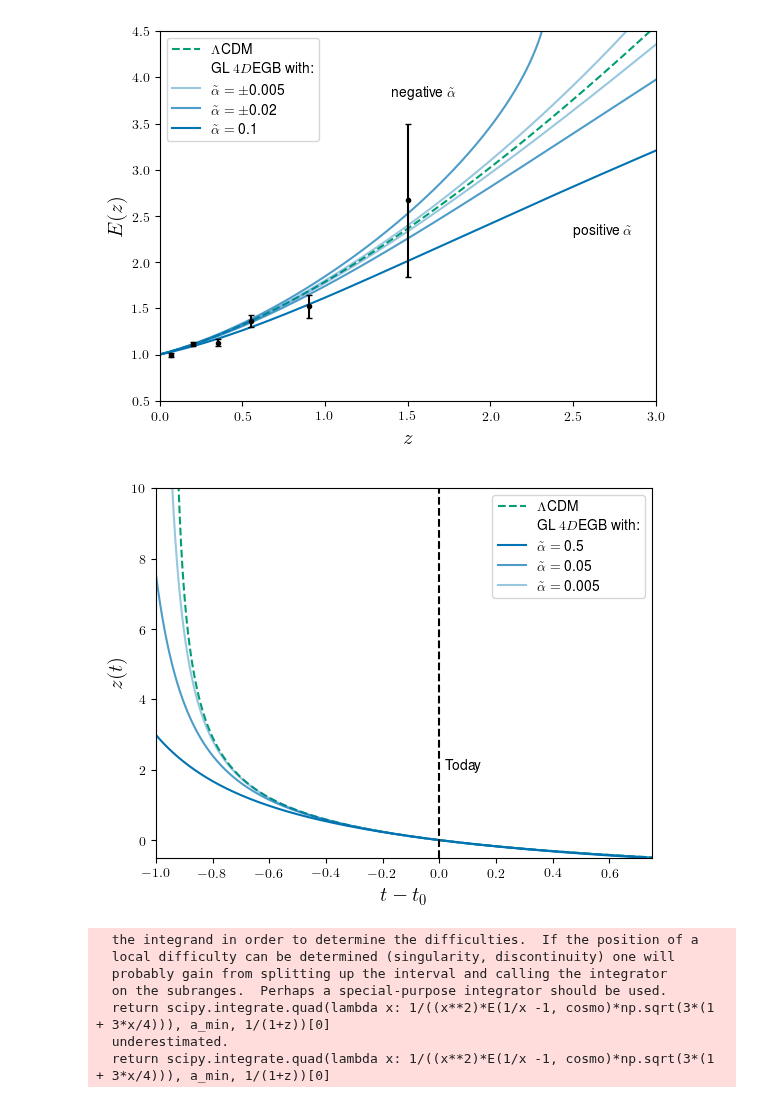
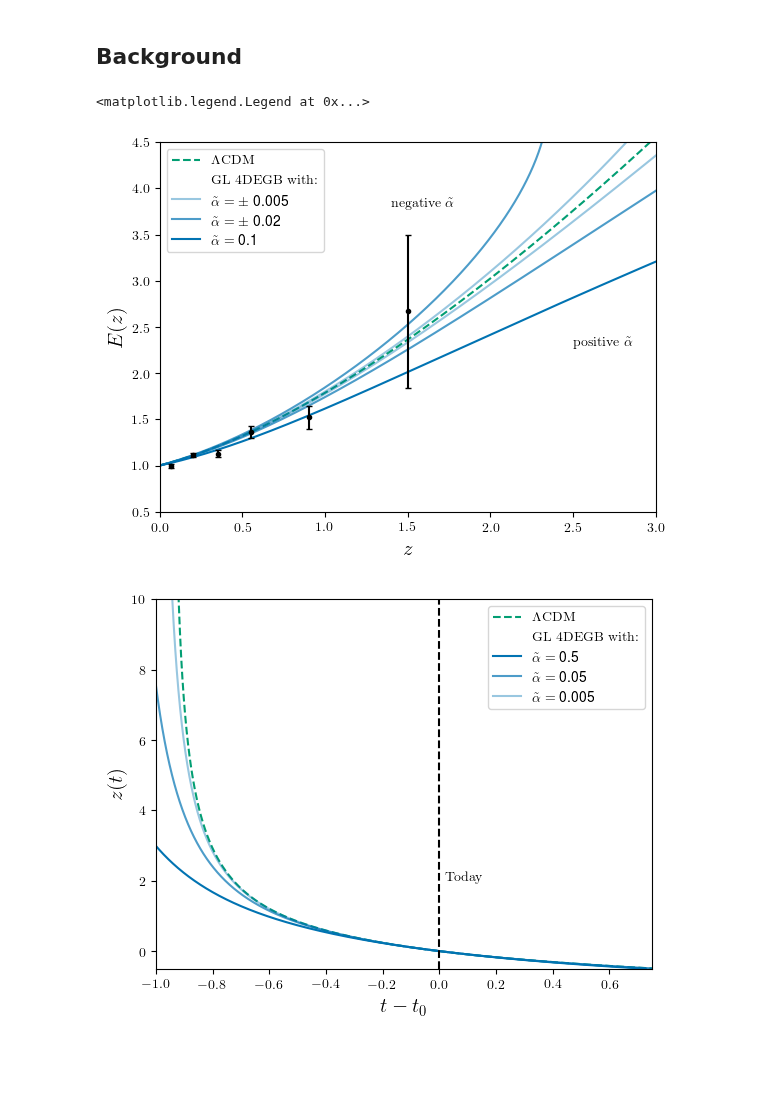
Before and after one commit to CarolaZano/4DEGB-tests, a Jupyter notebook: Background/4DEGB_background_paperplots.ipynb, the cells around one changed output. Cells and saved outputs as stored; diff of their text form; code cells hidden in the pictures; blank space fills up the shorter version.

```diff
--- a/Background/4DEGB_background_paperplots.ipynb
+++ b/Background/4DEGB_background_paperplots.ipynb
@@ -109,3 +210,5 @@ def r_hor_fracH0c(z,cosmo, a_min):
+# %% [markdown]
+## Background
 # %%
 # SNe processed data for E(z) (with no correlation)
 
@@ -134,14 +238,14 @@ plt.rcParams.update({
 col = sns.color_palette("colorblind")
 # best combinations are 0,2,4,9 and 1,3,5,8. Grey is 7
 
-plt.plot(z,E(z , cosmoLCDM), color = col[2],linestyle= "--", label = r"$\Lambda$CDM")
+plt.plot(z,E(z , cosmoLCDM), color = col[2],linestyle= "--", label = r"$\Lambda\textrm{CDM}$")
 
-plt.plot(0,0, alpha = 0, label = "GL $4D$EGB with:")
+plt.plot(0,0, alpha = 0, label = r"$\textrm{GL 4DEGB with:}$")
 cosmo = [0.264 , 0.0493 , 0 , Omg_rad, 5e-3, 0]
-plt.plot(z,E(z , cosmo), color = col[0], alpha = 0.4, label = r'$\tilde{\alpha} = \pm$'+ str(cosmo[-2]))
+plt.plot(z,E(z , cosmo), color = col[0], alpha = 0.4, label = r'$\tilde{\alpha} = \pm$ '+ str(cosmo[-2]))
 
 cosmo = [0.264 , 0.0493 , 0 , Omg_rad, 2e-2, 0]
-plt.plot(z,E(z , cosmo), color = col[0], alpha = 0.7, label = r'$\tilde{\alpha} = \pm$'+ str(cosmo[-2]))
+plt.plot(z,E(z , cosmo), color = col[0], alpha = 0.7, label = r'$\tilde{\alpha} = \pm$ '+ str(cosmo[-2]))
 
 cosmo = [0.264 , 0.0493 , 0 , Omg_rad, 1e-1, 0]
 plt.plot(z,E(z , cosmo), color = col[0], alpha = 1, label = r'$\tilde{\alpha} =  $'+ " " +str(cosmo[-2]))
@@ -153,8 +257,8 @@ plt.plot(z,E(z , cosmo), color = col[0], alpha = 0.4)
 cosmo = [0.264 , 0.0493 , 0 , Omg_rad, -2e-2, 0]
 plt.plot(z,E(z , cosmo), color = col[0], alpha = 0.7)
 
-plt.text(2.5, 2.3, r"positive $\tilde{\alpha}$", fontfamily = "Helvetica")
-plt.text(1.4, 3.8, r"negative $\tilde{\alpha}$", fontfamily = "Helvetica")
+plt.text(2.5, 2.3, r"$\textrm{positive }\tilde{\alpha}$", fontfamily = "Helvetica")
+plt.text(1.4, 3.8, r"$\textrm{negative }\tilde{\alpha}$", fontfamily = "Helvetica")
 
 plt.errorbar(z_dat, E_dat, yerr=E_err, fmt=".k", capsize=2)
 plt.xlabel(r"$z$", size = 15)
@@ -165,37 +269,41 @@ plt.ylim(0.5,4.5)
 plt.legend()
 #plt.savefig("E_z_GL_paper.pdf")
 # %% [output]
+<matplotlib.legend.Legend at 0x...>
-[figure, old version]
+[figure, new version]
 # %%
 '''Plots of z(t)'''
 
 z = np.linspace(-0.5, 10 , int(1e3))
 
-plt.plot(unitless_time(z,cosmoLCDM) - unitless_time([0,0],cosmoLCDM)[0],z, color = col[2],linestyle= "--", label = r"$\Lambda$CDM")
+plt.plot(unitless_time(z,cosmoLCDM) - unitless_time([0,0],cosmoLCDM)[0],z, color = col[2],linestyle= "--", label = r"$\Lambda \textrm{CDM}$")
 
-plt.plot(0,0, alpha = 0, label = "GL $4D$EGB with:")
+plt.plot(0,0, alpha = 0, label = r"$\textrm{GL 4DEGB with:}$")
 
 cosmo = [0.264 , 0.0493 , 0 , Omg_rad, 5e-1, 0]
 plt.plot(unitless_time(z,cosmo) - unitless_time([0,0],cosmo)[0], z , color = col[0], alpha = 1, label = r'$\tilde{\alpha} =  $'+ " " +str(cosmo[-2]))
 cosmo = [0.264 , 0.0493 , 0 , Omg_rad, 5e-2, 0]
 plt.plot(unitless_time(z,cosmo) - unitless_time([0,0],cosmo)[0], z , color = col[0], alpha = 0.7, label = r'$\tilde{\alpha} =  $'+ " " +str(cosmo[-2]))
 cosmo = [0.264 , 0.0493 , 0 , Omg_rad, 5e-3, 0]
 plt.plot(unitless_time(z,cosmo) - unitless_time([0,0],cosmo)[0], z , color = col[0], alpha = 0.4, label = r'$\tilde{\alpha} =  $'+ " " +str(cosmo[-2]))
 plt.plot(np.zeros(len(z)), z, "--k")
-plt.text(0.02, 2.0, "Today", fontfamily = "Helvetica")
+plt.text(0.02, 2.0, r"$\textrm{Today}$", fontfamily = "Helvetica")
 
 plt.xlabel(r"$t - t_0$", size = 15)
 plt.ylabel(r"$z(t)$", size = 15);
 plt.legend()
 plt.xlim(-1,0.75)
 plt.ylim(-0.5,10)
 
 #plt.savefig("z_of_t_paper.pdf")
 plt.show()
 # %% [output]
-[figure, old version]
+[figure, new version]
 # %%
 '''Plots of Sound Horizon'''
+
+mp.mp.dps = 50
+h = 0.67
 
 #Find quantities
 a_LCDM = np.linspace(2e-9,1.5, int(1e3))
@@ -205,22 +313,15 @@ r_s_LCDM = np.zeros(len(a))
 r_s1 = np.zeros(len(a))
 r_s2 = np.zeros(len(a))
 r_s3 = np.zeros(len(a))
+cosmo1 = [0.264 , 0.0493 , 0 , Omg_rad, 5e-10, 0]
+cosmo2 = [0.264 , 0.0493 , 0 , Omg_rad, 1e-11, 0]
+cosmo3 = [0.264 , 0.0493 , 0 , Omg_rad, 1e-12, 0]
+
 for i in range(len(a)):
     r_s_LCDM[i] = r_s_fracH0c(1/a_LCDM[i] - 1,cosmoLCDM, 2e-9)
-    cosmo1 = [0.264 , 0.0493 , 0 , Omg_rad, 5e-10, 0]
     r_s1[i] = r_s_fracH0c(1/a[i] - 1 , cosmo1, 2e-9)
-    cosmo2 = [0.264 , 0.0493 , 0 , Omg_rad, 1e-11, 0]
     r_s2[i] = r_s_fracH0c(1/a[i] - 1 , cosmo2, 2e-9)
-    cosmo3 = [0.264 , 0.0493 , 0 , Omg_rad, 1e-12, 0]
     r_s3[i] = r_s_fracH0c(1/a[i] - 1 , cosmo3, 2e-9)
-# %% [output]
-  the integrand in order to determine the difficulties.  If the position of a
-  local difficulty can be determined (singularity, discontinuity) one will
-  probably gain from splitting up the interval and calling the integrator
-  on the subranges.  Perhaps a special-purpose integrator should be used.
-  return scipy.integrate.quad(lambda x: 1/((x**2)*E(1/x -1, cosmo)*np.sqrt(3*(1 + 3*x/4))), a_min, 1/(1+z))[0]
-  underestimated.
-  return scipy.integrate.quad(lambda x: 1/((x**2)*E(1/x -1, cosmo)*np.sqrt(3*(1 + 3*x/4))), a_min, 1/(1+z))[0]
 # %%
 # Plot
 fig = plt.figure(figsize=(14,5))
```
Also changed, not shown: parts of 15 cells of this notebook.
